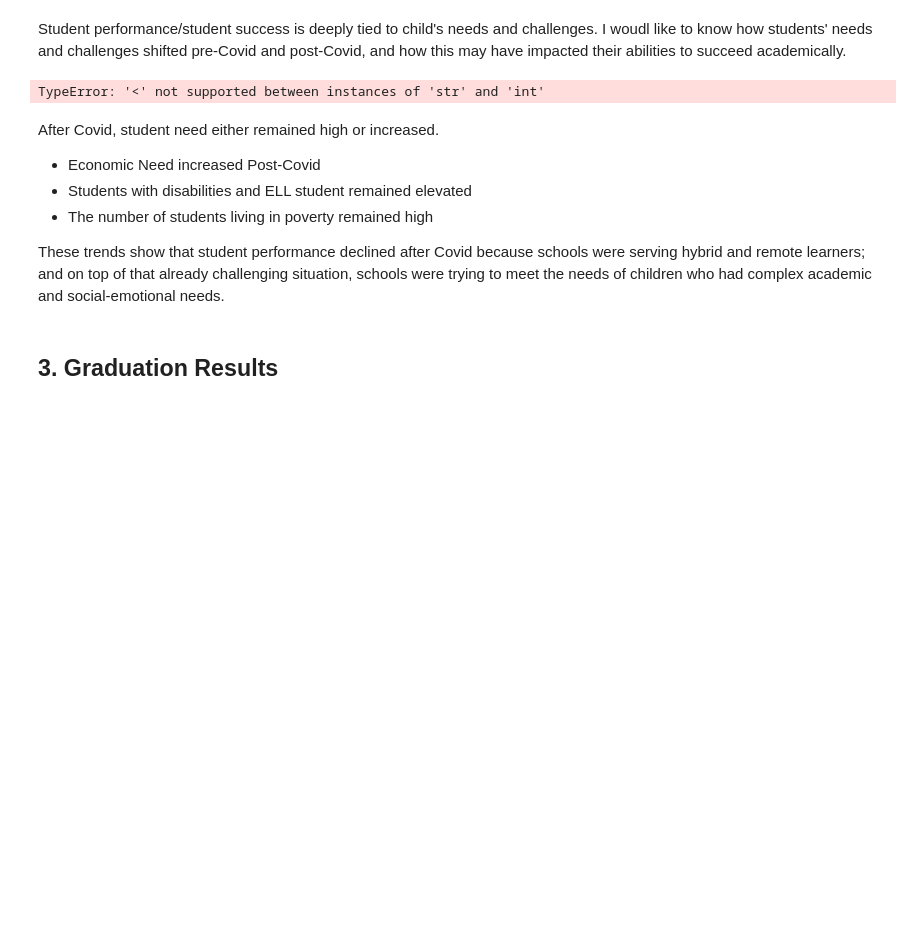
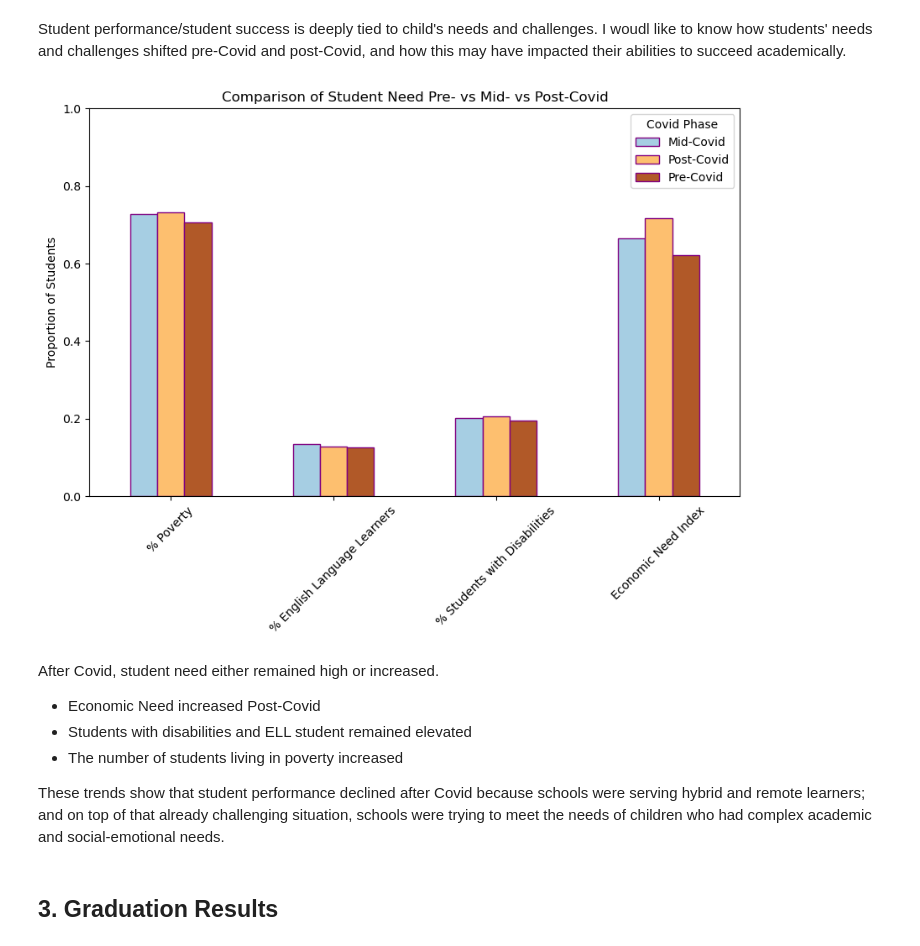
Before and after one commit to Mrfunderburker/Education-Capstone, a Jupyter notebook: code/jacquelene_eda.ipynb, the cells around one changed output. Saved outputs shown, nothing was run; the diff lists cells and outputs as text; code cells hidden in the pictures; blank space fills up the shorter version.

```diff
--- a/code/jacquelene_eda.ipynb
+++ b/code/jacquelene_eda.ipynb
@@ -490,44 +535,44 @@ dtype: int64
 # %% [markdown]
 Student performance/student success is deeply tied to child's needs and challenges. I woudl like to know how students' needs and challenges shifted pre-Covid and post-Covid, and how this may have impacted their abilities to succeed academically.
 # %%
-# Convert columns to numeric
-#cols_to_convert = ['% Poverty', '% English Language Learners', '% Students with Disabilities', 'Economic Need Index']
-#for col in cols_to_convert:
-    #demo_df[col] = pd.to_numeric(demo_df[col], errors = 'coerce')
+#Convert columns to numeric
+cols_to_convert = ['% Poverty', '% English Language Learners', '% Students with Disabilities', 'Economic Need Index']
+for col in cols_to_convert:
+    demo_df[col] = pd.to_numeric(demo_df[col], errors = 'coerce')
 
 # Label years as pre-, mid- or post-Covid
 def label_covid_phase(year):
-    if year <2019:
-        return 'Pre_Covid'
+    if year in['2016-17', '2017-18', '2018-19']:
+        return 'Pre-Covid'
 
-    elif 2020 <= year <= 2010:
+    elif year in['2019-20', '2020-21']:
         return 'Mid-Covid'
 
     else:
         return 'Post-Covid'
 
-demo_df['Covid Phase'] = demo_df['Year'].apply(label_covid_phase)
+demo_df['Covid Phase'] = absent_df['Year'].apply(label_covid_phase)
 
 # Group by Covid Phase and calculate mean of key indicators
 student_need = demo_df.groupby('Covid Phase')[cols_to_convert].mean().reset_index()
 student_need.set_index('Covid Phase', inplace=True)
 
 # Plot
 student_need.T.plot(kind='bar', figsize=(10,6), colormap='Paired', edgecolor='purple')
-plt.title('Comparison of Student Need Pre-Covid vs. Post-Covid')
+plt.title('Comparison of Student Need Pre- vs Mid- vs Post-Covid')
 plt.ylabel('Proportion of Students')
 plt.ylim(0, 1)
 plt.xticks(rotation=45)
 plt.legend(title='Covid Phase')
 plt.tight_layout
 plt.show()
 # %% [output]
-TypeError: '<' not supported between instances of 'str' and 'int'
+[figure, added]
 # %% [markdown]
 After Covid, student need either remained high or increased.
 * Economic Need increased Post-Covid
 * Students with disabilities and ELL student remained elevated
-* The number of students living in poverty remained high
+* The number of students living in poverty increased
 
 These trends show that student performance declined after Covid because schools were serving hybrid and remote learners; and on top of that already challenging situation, schools were trying to meet the needs of children who had complex academic and social-emotional needs.
 # %% [markdown]
```
Also changed, not shown: parts of 11 cells of this notebook.
